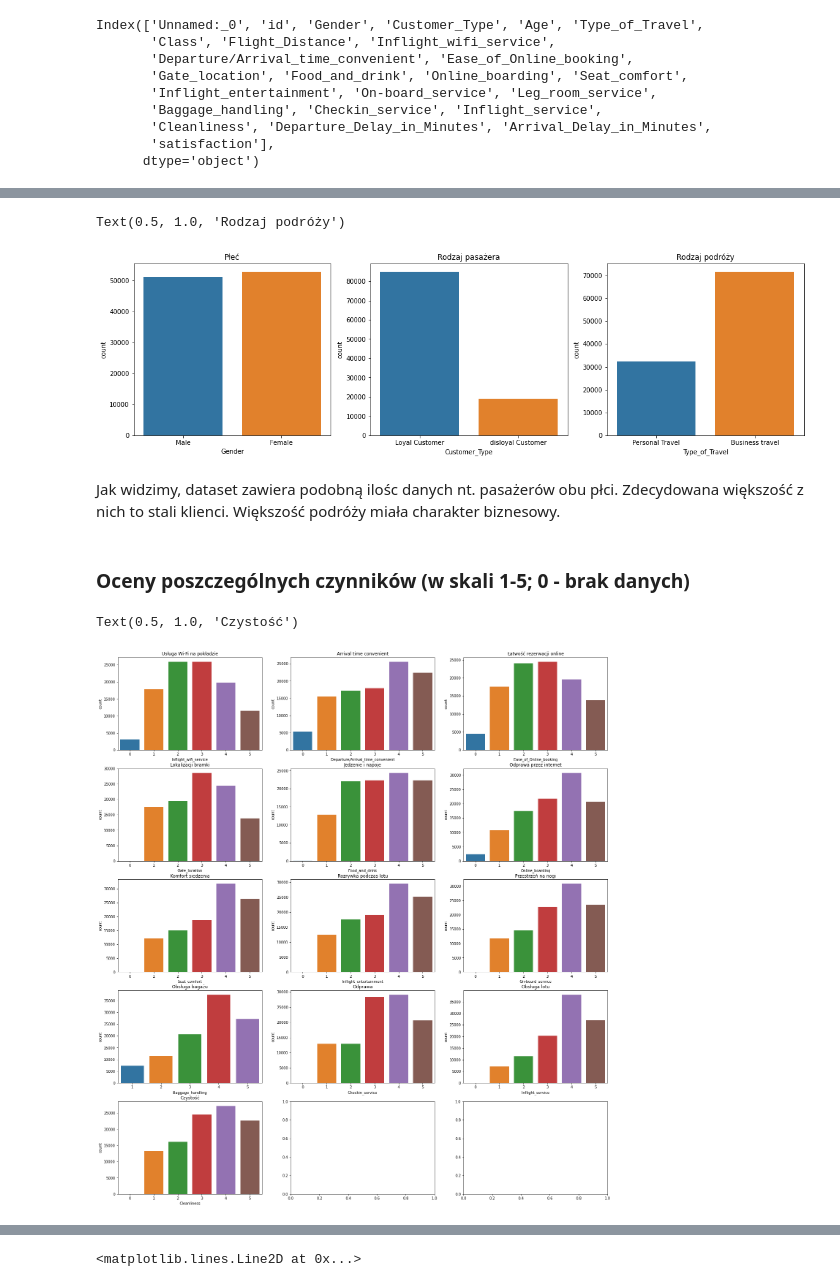
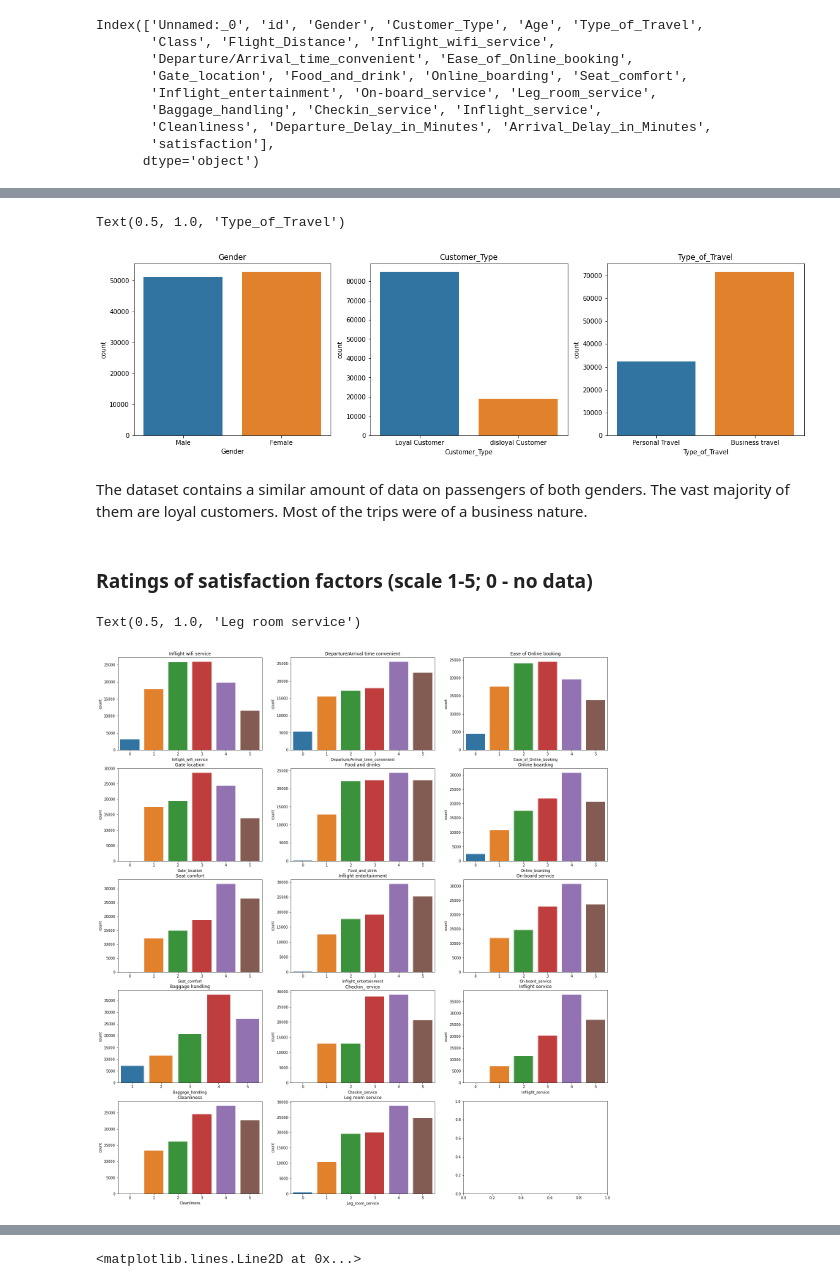
Before and after one commit to karolinaprygiel/ai-project, a Jupyter notebook: (eng)satisfaction_prediction.ipynb, the cells around one changed output, grey strips where cells are left out. Cells and saved outputs as stored; diff of their text form; code cells hidden in the pictures.

```diff
--- a/(eng)satisfaction_prediction.ipynb
+++ b/(eng)satisfaction_prediction.ipynb
@@ -136,30 +135,31 @@ Index(['Unnamed:_0', 'id', 'Gender', 'Customer_Type', 'Age', 'Type_of_Travel',
 # %%
 fig,axes = plt.subplots(1,3,figsize = (19,5))
-sns.countplot(ax=axes[0],x='Gender', data=train).set_title("Płeć")
-sns.countplot(ax=axes[1],x='Customer_Type', data=train).set_title("Rodzaj pasażera")
-sns.countplot(ax=axes[2],x='Type_of_Travel', data=train).set_title("Rodzaj podróży")
+sns.countplot(ax=axes[0],x='Gender', data=train).set_title("Gender")
+sns.countplot(ax=axes[1],x='Customer_Type', data=train).set_title("Customer_Type")
+sns.countplot(ax=axes[2],x='Type_of_Travel', data=train).set_title("Type_of_Travel")
 # %% [output]
-Text(0.5, 1.0, 'Rodzaj podróży')
+Text(0.5, 1.0, 'Type_of_Travel')
 [figure]
-# %% [markdown]
-Jak widzimy, dataset zawiera podobną ilośc danych nt. pasażerów obu płci. Zdecydowana większość z nich to stali klienci. Większość podróży miała charakter biznesowy.
-# %% [markdown]
-### Oceny poszczególnych czynników (w skali 1-5; 0 - brak danych)
+# %% [markdown]
+The dataset contains a similar amount of data on passengers of both genders. The vast majority of them are loyal customers. Most of the trips were of a business nature.
+# %% [markdown]
+### Ratings of satisfaction factors (scale 1-5; 0 - no data)
 # %%
 fig,axes = plt.subplots(5,3,figsize = (24,27))
-sns.countplot(ax=axes[0,0],x='Inflight_wifi_service', data=train).set_title("Usługa Wi-Fi na pokładzie")
-sns.countplot(ax=axes[0,1],x='Departure/Arrival_time_convenient', data=train).set_title("Arrival time convenient")
-sns.countplot(ax=axes[0,2],x='Ease_of_Online_booking', data=train).set_title("Łatwość rezerwacji online")
-sns.countplot(ax=axes[1,0],x='Gate_location', data=train).set_title("Lokalizacji bramki")
-sns.countplot(ax=axes[1,1],x='Food_and_drink', data=train).set_title("Jedzenie i napoje")
-sns.countplot(ax=axes[1,2],x='Online_boarding', data=train).set_title("Odprawa przez internet")
-sns.countplot(ax=axes[2,0],x='Seat_comfort', data=train).set_title("Komfort siedzenia")
-sns.countplot(ax=axes[2,1],x='Inflight_entertainment', data=train).set_title("Rozrywka podczas lotu")
-sns.countplot(ax=axes[2,2],x='On-board_service', data=train).set_title("Przestrzeń na nogi")
-sns.countplot(ax=axes[3,0],x='Baggage_handling', data=train).set_title("Obsługa bagażu")
-sns.countplot(ax=axes[3,1],x='Checkin_service', data=train).set_title("Odprawa")
-sns.countplot(ax=axes[3,2],x='Inflight_service', data=train).set_title("Obsługa lotu")
-sns.countplot(ax=axes[4,0],x='Cleanliness', data=train).set_title("Czystość")
+sns.countplot(ax=axes[0,0],x='Inflight_wifi_service', data=train).set_title("Inflight wifi service")
+sns.countplot(ax=axes[0,1],x='Departure/Arrival_time_convenient', data=train).set_title("Departure/Arrival time convenient")
+sns.countplot(ax=axes[0,2],x='Ease_of_Online_booking', data=train).set_title("Ease of Online booking")
+sns.countplot(ax=axes[1,0],x='Gate_location', data=train).set_title("Gate location")
+sns.countplot(ax=axes[1,1],x='Food_and_drink', data=train).set_title("Food and drinks")
+sns.countplot(ax=axes[1,2],x='Online_boarding', data=train).set_title("Online boarding")
+sns.countplot(ax=axes[2,0],x='Seat_comfort', data=train).set_title("Seat comfort")
+sns.countplot(ax=axes[2,1],x='Inflight_entertainment', data=train).set_title("Inflight entertainment")
+sns.countplot(ax=axes[2,2],x='On-board_service', data=train).set_title("On-board service")
+sns.countplot(ax=axes[3,0],x='Baggage_handling', data=train).set_title("Baggage handling")
+sns.countplot(ax=axes[3,1],x='Checkin_service', data=train).set_title("Checkin_ ervice")
+sns.countplot(ax=axes[3,2],x='Inflight_service', data=train).set_title("Inflight service")
+sns.countplot(ax=axes[4,0],x='Cleanliness', data=train).set_title("Cleanliness")
+sns.countplot(ax=axes[4,1],x='Leg_room_service', data=train).set_title("Leg room service")
 # %% [output]
-Text(0.5, 1.0, 'Czystość')
+Text(0.5, 1.0, 'Leg room service')
-[figure, old version]
+[figure, new version]
```
Also changed, not shown: parts of 102 cells of this notebook.
